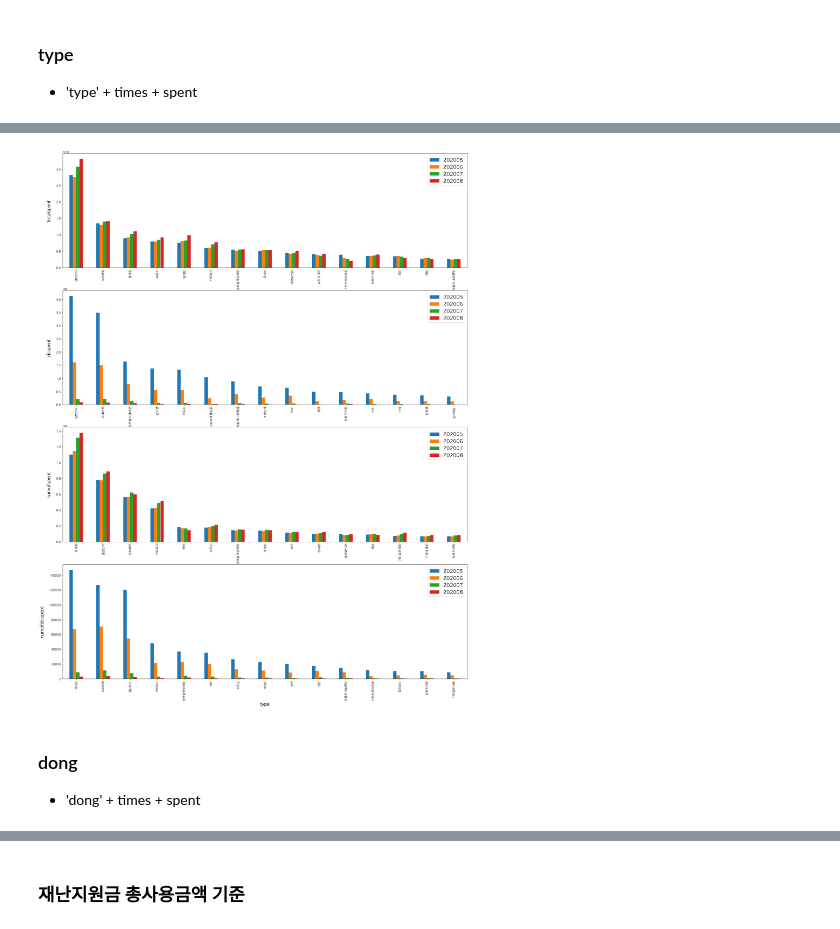
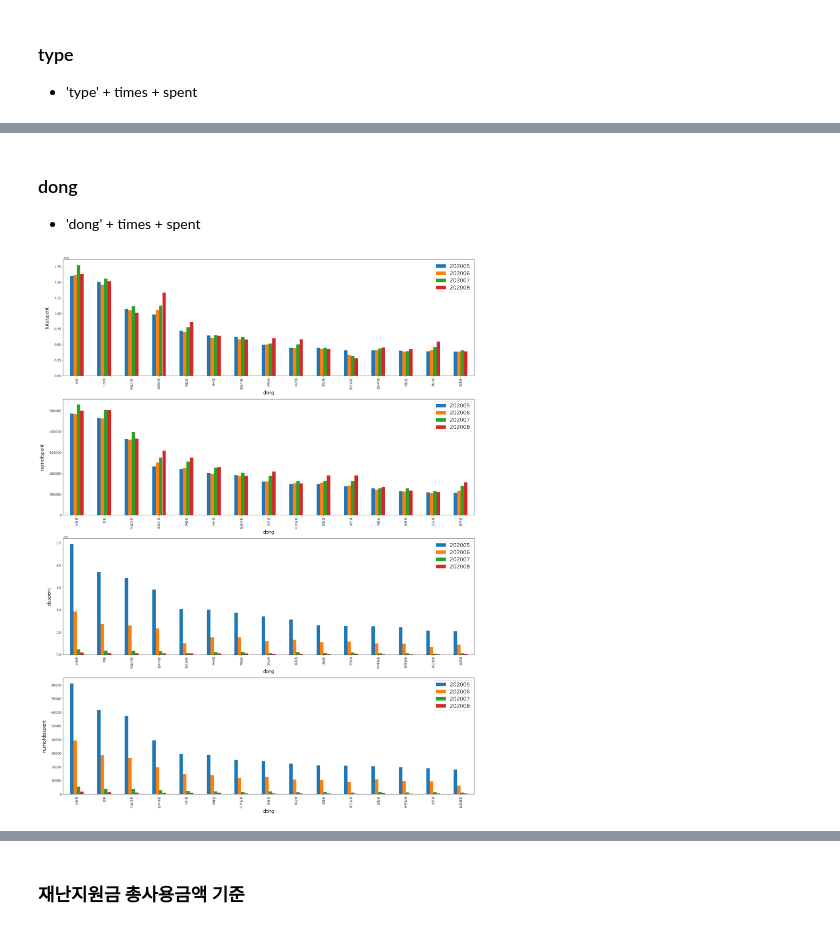
Before and after one commit to harryjeong27/dacon_jeju, a Jupyter notebook: baseline.ipynb, the cells around one changed output, grey strips where cells are left out. Cells and saved outputs as stored; diff of their text form; code cells hidden in the pictures.

```diff
--- a/baseline.ipynb
+++ b/baseline.ipynb
@@ -1071,23 +1070,23 @@ vis2('dong', spent, 'time_cut', '점심', 'sum')
-# %%
-# 'dong' & 'ym' + spent
-def vis2(x, y, z, w, agg) :
-    figure, (ax1,ax2, ax3, ax4) = plt.subplots(nrows=4, ncols=1)
-    figure.set_size_inches(30, 40)
-
-    for i, j in zip(y, [ax1, ax2, ax3, ax4]) :
-        df1 = jeju_all.pivot_table(values = i, index = x, columns = z, aggfunc = 'sum')
-
-        df1.sort_values(by = w, ascending = False)[:15].plot(kind = 'bar', fontsize = 12, ax = j)
-        j.set_xlabel(x, size = 20)
-        j.set_ylabel(i, labelpad = 20, size = 20)
-        j.legend(fontsize = 20)
-
-vis2('type', spent, 'ym', 202005, 'sum')
-# %% [output]
-[figure, removed]
 # %% [markdown]
 ### dong
 - 'dong' + times + spent
+# %%
+# 'dong' & 'ym' + spent
+def vis2(x, y, z, w, agg) :
+    figure, (ax1,ax2, ax3, ax4) = plt.subplots(nrows=4, ncols=1)
+    figure.set_size_inches(30, 40)
+
+    for i, j in zip(y, [ax1, ax3, ax2, ax4]) :
+        df1 = jeju_all.pivot_table(values = i, index = x, columns = z, aggfunc = 'sum')
+
+        df1.sort_values(by = w, ascending = False)[:15].plot(kind = 'bar', fontsize = 12, ax = j)
+        j.set_xlabel(x, size = 20)
+        j.set_ylabel(i, labelpad = 20, size = 20)
+        j.legend(fontsize = 20)
+
+vis2('dong', spent, 'ym', 202005, 'sum')
+# %% [output]
+[figure, added]
 # %%
 # 'dong' & 'time_cut' + spent
 def vis2(x, y, z, w, agg) :
```
Also changed, not shown: parts of 3 cells of this notebook, 1 other file.
